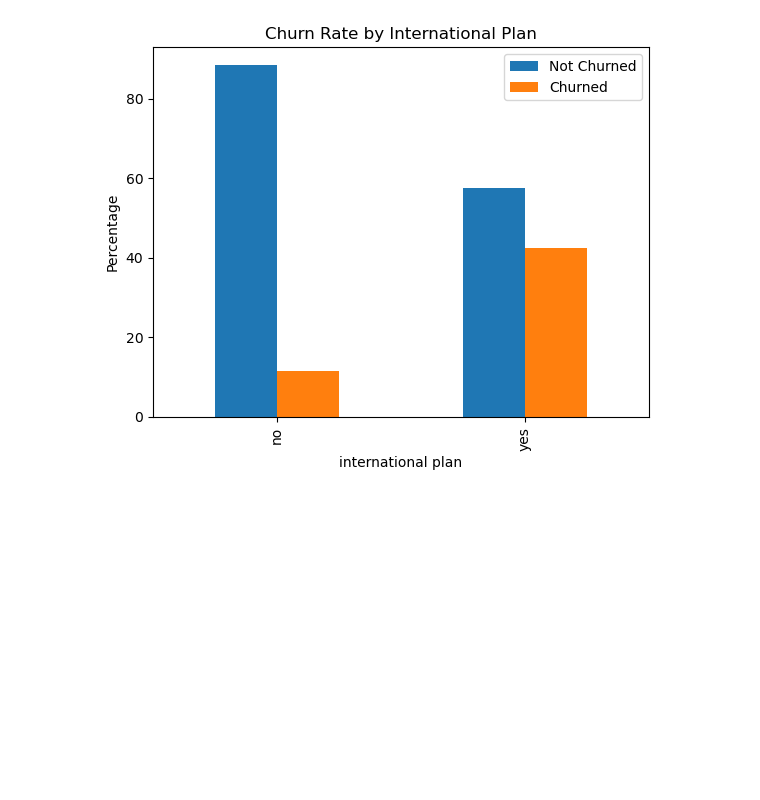
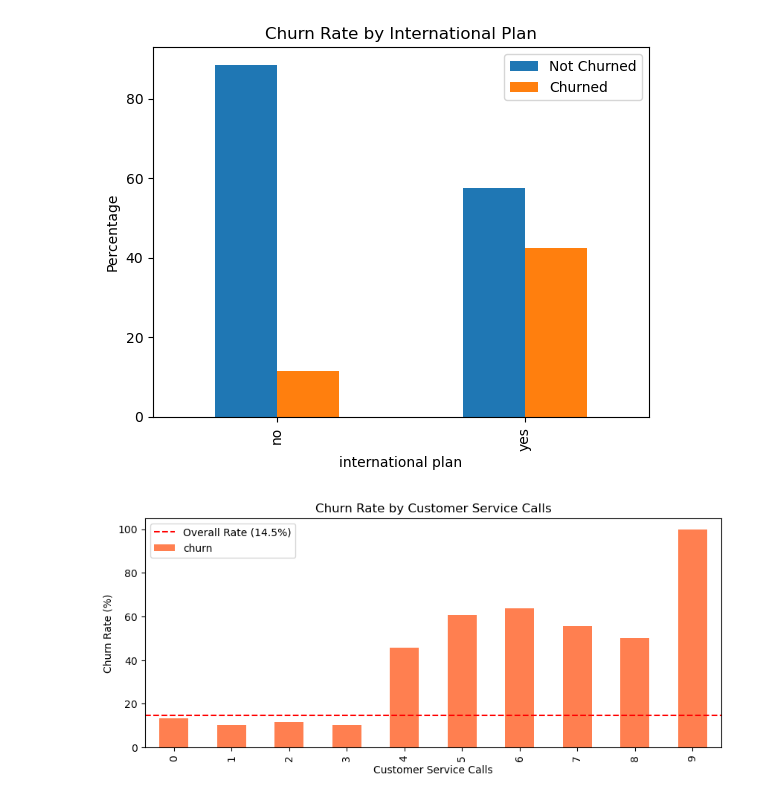
Before and after one commit to wambomuchiri-cell/PHASE-3-PROJECT, a Jupyter notebook: Untitled-1.ipynb, the cells around one changed output. Drawn from its saved outputs; the diff is of its cells as text; code cells hidden in the pictures; blank space fills up the shorter version.

```diff
--- a/Untitled-1.ipynb
+++ b/Untitled-1.ipynb
@@ -192,3 +199,18 @@ if 'international plan' in df_clean.columns:
 # %% [output]
 <Figure size 800x400 with 0 Axes>
 [figure]
+# %%
+# Visual 3: Churn by customer service calls
+if 'customer service calls' in df_clean.columns:
+    plt.figure(figsize=(10, 4))
+    service_calls_churn = df_clean.groupby('customer service calls')['churn'].mean() * 100
+    service_calls_churn.plot(kind='bar', color='coral')
+    plt.title('Churn Rate by Customer Service Calls')
+    plt.xlabel('Customer Service Calls')
+    plt.ylabel('Churn Rate (%)')
+    plt.axhline(y=df_clean['churn'].mean() * 100, color='red', linestyle='--',
+                label=f'Overall Rate ({df_clean["churn"].mean()*100:.1f}%)')
+    plt.legend()
+    plt.show()
+# %% [output]
+[figure, added]
```
Also changed, not shown: parts of 25 cells of this notebook.
